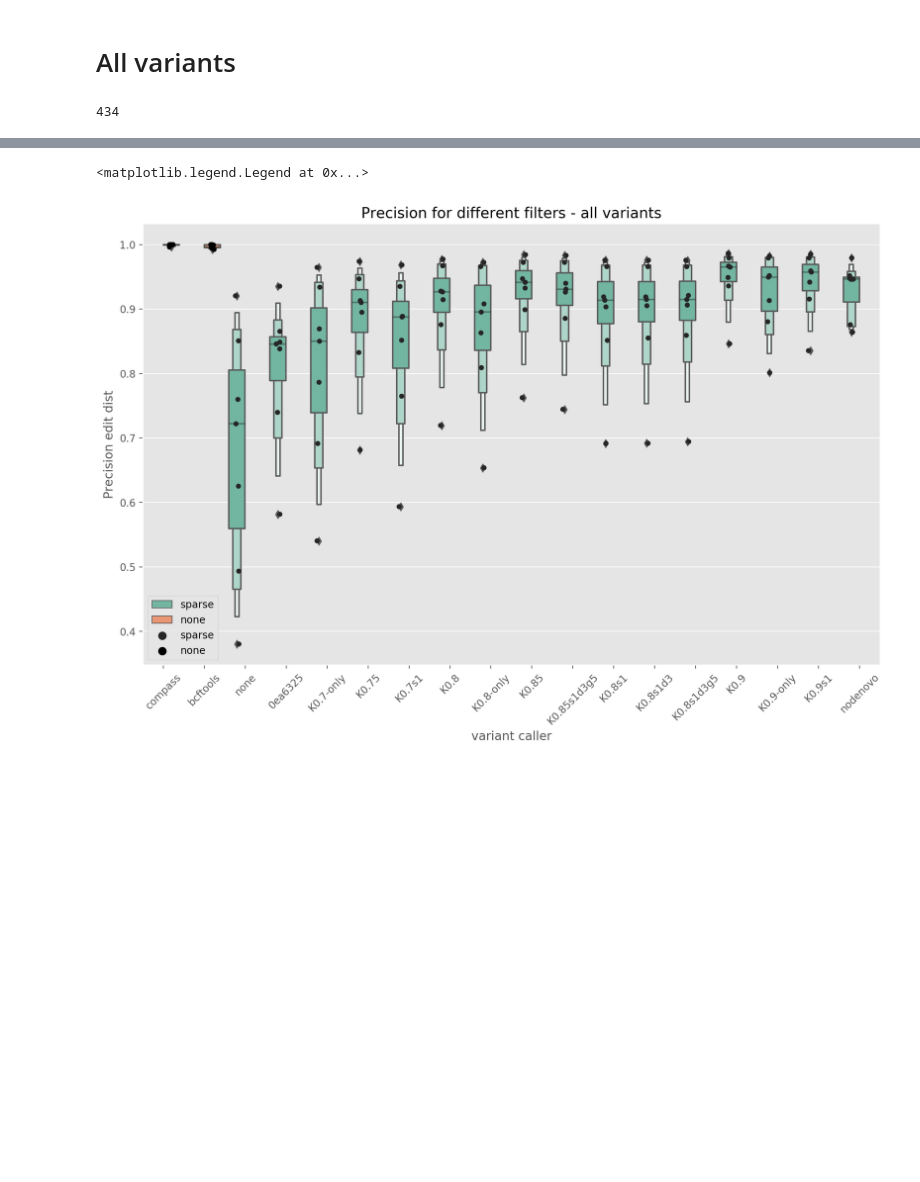
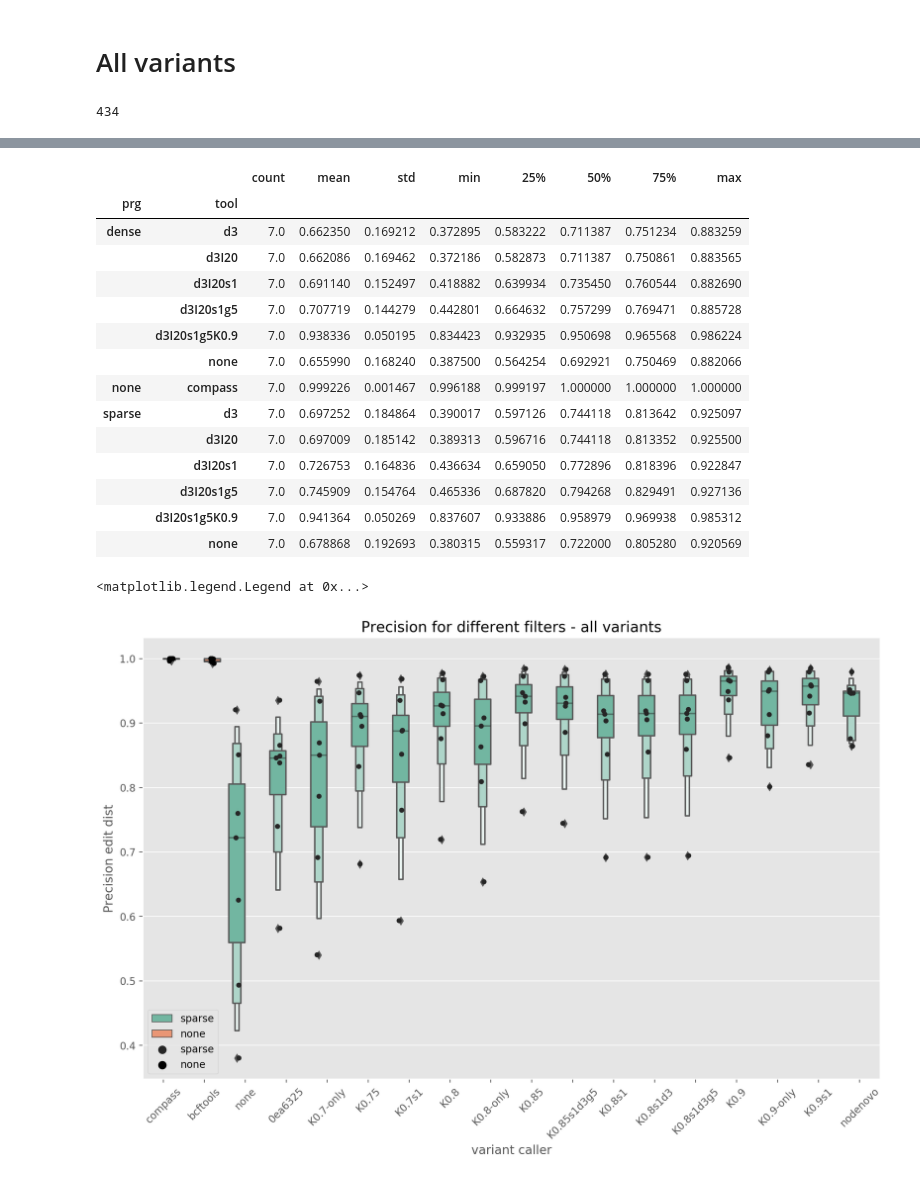
Before and after one commit to mbhall88/head_to_head_pipeline, a Jupyter notebook: analysis/pandora_variants/truth_eval/filter_eda/pandora_filters.ipynb, the cells around one changed output, grey strips where cells are left out. Saved outputs shown, nothing was run; the diff lists cells and outputs as text; code cells hidden in the pictures; blank space fills up the shorter version.

```diff
--- a/analysis/pandora_variants/truth_eval/filter_eda/pandora_filters.ipynb
+++ b/analysis/pandora_variants/truth_eval/filter_eda/pandora_filters.ipynb
@@ -297,3 +313,21 @@ fig.tight_layout()
+# %%
+all_df.groupby(["prg", "tool"])["precision"].describe()
+# %% [output]
+|  |  | count | mean | std | min | 25% | 50% | 75% | max |
+| prg | tool |  |  |  |  |  |  |  |  |
+| dense | d3 | 7.0 | 0.662350 | 0.169212 | 0.372895 | 0.583222 | 0.711387 | 0.751234 | 0.883259 |
+|  | d3I20 | 7.0 | 0.662086 | 0.169462 | 0.372186 | 0.582873 | 0.711387 | 0.750861 | 0.883565 |
+|  | d3I20s1 | 7.0 | 0.691140 | 0.152497 | 0.418882 | 0.639934 | 0.735450 | 0.760544 | 0.882690 |
+|  | d3I20s1g5 | 7.0 | 0.707719 | 0.144279 | 0.442801 | 0.664632 | 0.757299 | 0.769471 | 0.885728 |
+|  | d3I20s1g5K0.9 | 7.0 | 0.938336 | 0.050195 | 0.834423 | 0.932935 | 0.950698 | 0.965568 | 0.986224 |
+|  | none | 7.0 | 0.655990 | 0.168240 | 0.387500 | 0.564254 | 0.692921 | 0.750469 | 0.882066 |
+| none | compass | 7.0 | 0.999226 | 0.001467 | 0.996188 | 0.999197 | 1.000000 | 1.000000 | 1.000000 |
+| sparse | d3 | 7.0 | 0.697252 | 0.184864 | 0.390017 | 0.597126 | 0.744118 | 0.813642 | 0.925097 |
+|  | d3I20 | 7.0 | 0.697009 | 0.185142 | 0.389313 | 0.596716 | 0.744118 | 0.813352 | 0.925500 |
+|  | d3I20s1 | 7.0 | 0.726753 | 0.164836 | 0.436634 | 0.659050 | 0.772896 | 0.818396 | 0.922847 |
+|  | d3I20s1g5 | 7.0 | 0.745909 | 0.154764 | 0.465336 | 0.687820 | 0.794268 | 0.829491 | 0.927136 |
+|  | d3I20s1g5K0.9 | 7.0 | 0.941364 | 0.050269 | 0.837607 | 0.933886 | 0.958979 | 0.969938 | 0.985312 |
+|  | none | 7.0 | 0.678868 | 0.192693 | 0.380315 | 0.559317 | 0.722000 | 0.805280 | 0.920569 |
 # %%
 fig.savefig("/home/michael/Documents/phd/thesis/Chapter2/Figs/pandora-precision-recall-filters-all-variants.png")
 # %%
```
Also changed, not shown: parts of 4 cells of this notebook, 3 other files.
